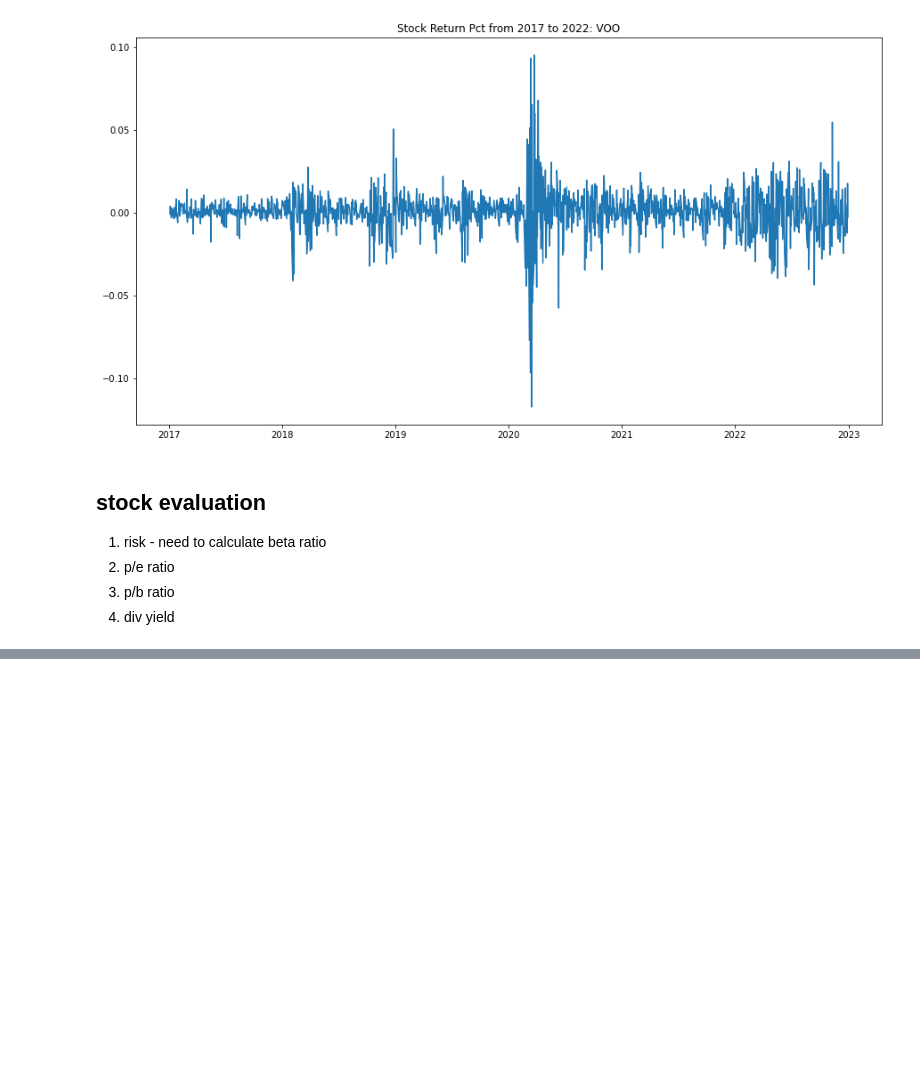
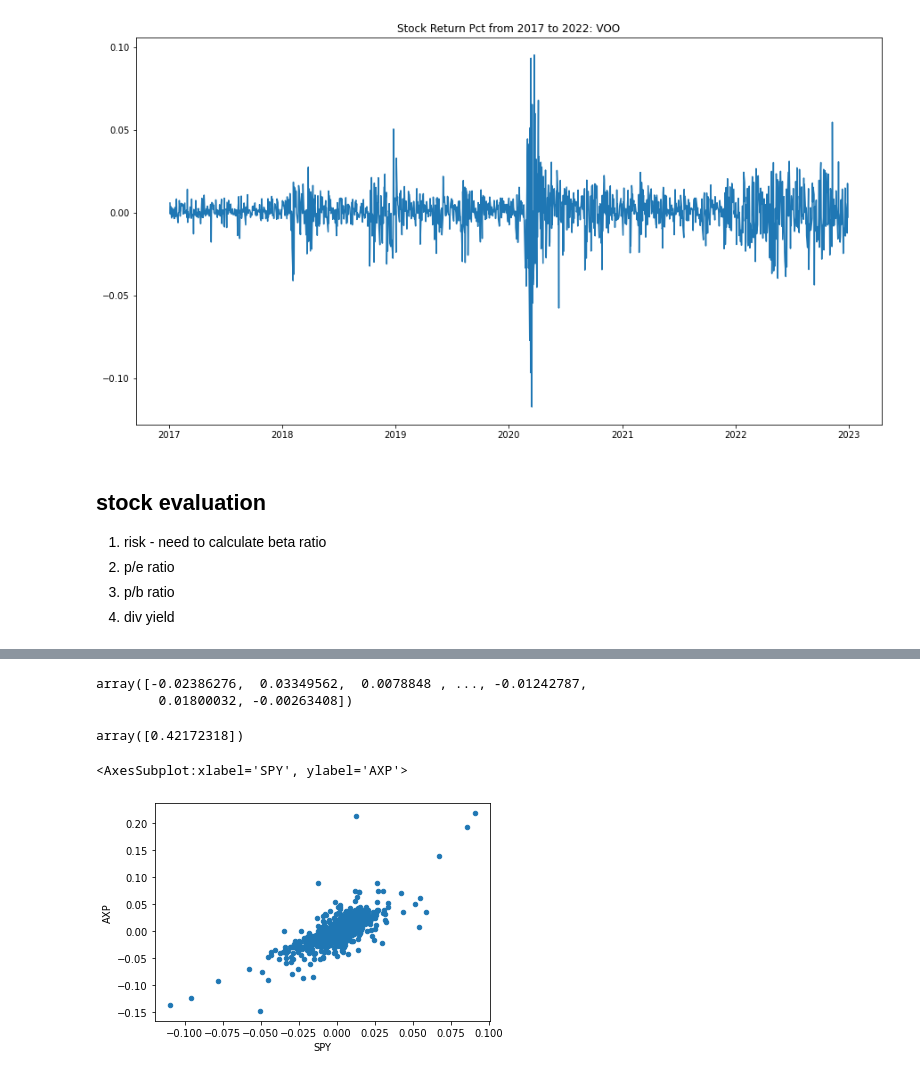
Before and after one commit to rahulakrish/portfolio_builder, a Jupyter notebook: notebook.ipynb, the cells around one changed output, grey strips where cells are left out. Cells and saved outputs as stored; diff of their text form; code cells hidden in the pictures; blank space fills up the shorter version.

Commit message:
started calculating beta

```diff
--- a/notebook.ipynb
+++ b/notebook.ipynb
@@ -46,0 +55,6 @@ voo_return
+# %%
+symbols = ['AXP', 'SPY']
+# %%
+data = yf.download(symbols, start = '2019-01-01',end = '2022-12-31')['Adj Close']
+price_change = data.pct_change()
+price_change
@@ -46,0 +77,2 @@ voo_return
+# %%
+price_change.drop(price_change.index[0],inplace=True)
@@ -46,0 +109,5 @@ voo_return
+# %%
+y
+# %% [output]
+array([-0.02386276,  0.03349562,  0.0078848 , ..., -0.01242787,
+        0.01800032, -0.00263408])
@@ -46,0 +118,9 @@ voo_return
+# %%
+model.coef_
+# %% [output]
+array([0.42172318])
+# %%
+price_change.plot(y='AXP',x='SPY',kind='scatter')
+# %% [output]
+<AxesSubplot:xlabel='SPY', ylabel='AXP'>
+[figure, added]
```
Also changed, not shown: parts of 11 cells of this notebook.
